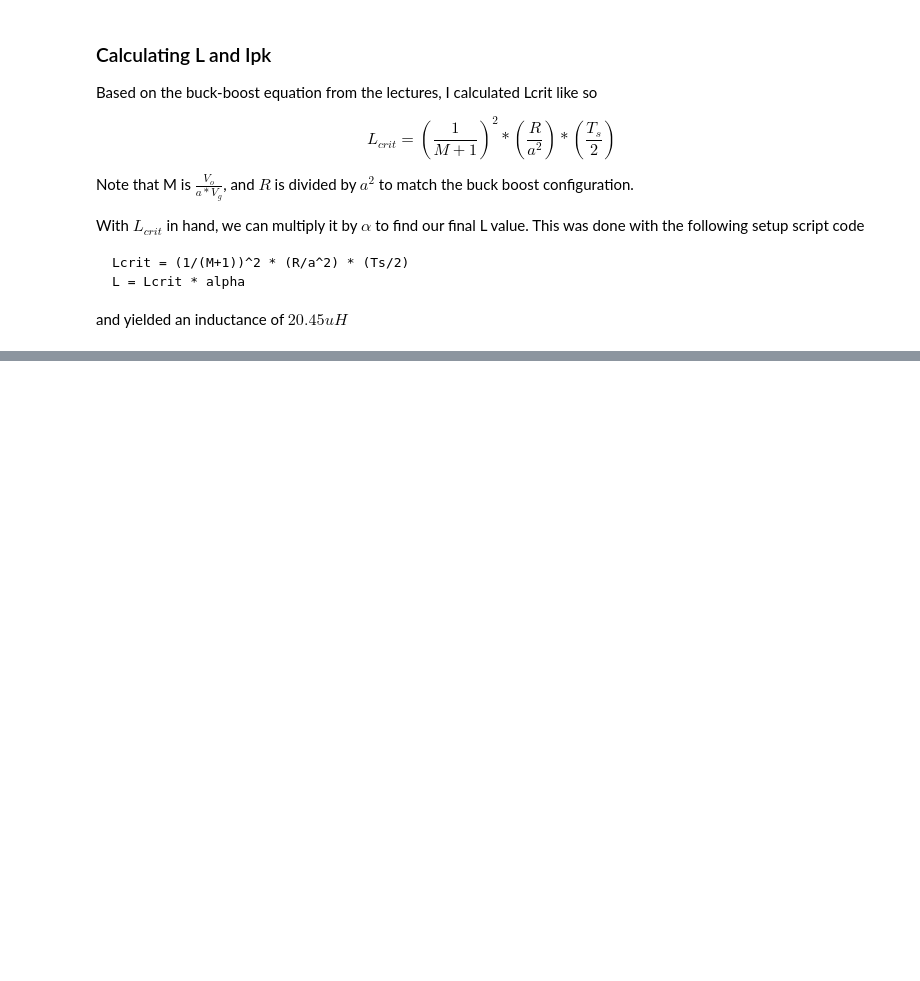
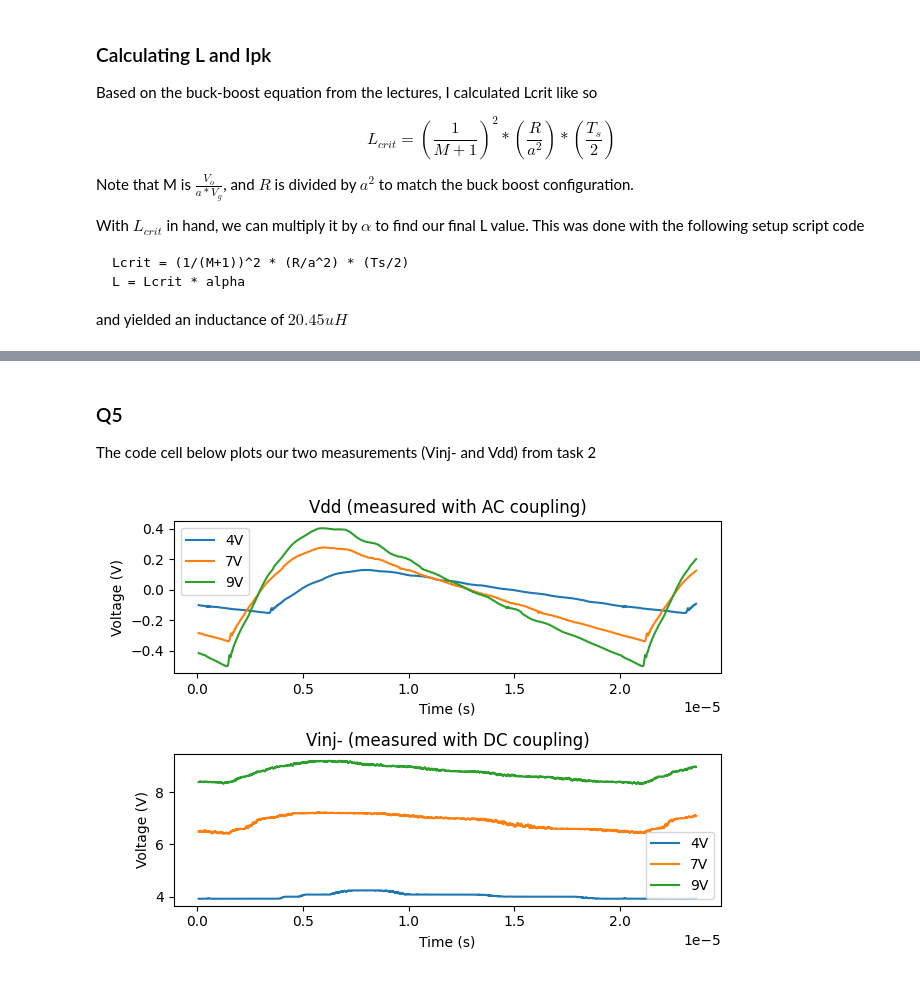
Before and after one commit to amit-kumarh/power-electronics, a Jupyter notebook: assignments/05-lab/report.ipynb, the cells around one changed output, grey strips where cells are left out. Saved outputs shown, nothing was run; the diff lists cells and outputs as text; code cells hidden in the pictures; blank space fills up the shorter version.

```diff
--- a/assignments/05-lab/report.ipynb
+++ b/assignments/05-lab/report.ipynb
@@ -86,0 +125,23 @@ Entering these calculations into my PLECS sim (and adjusting my frequency to mat
+# %% [markdown]
+### Q5
+
+The code cell below plots our two measurements (Vinj- and Vdd) from task 2
+# %%
+names = ['4', '7', '9']
+
+figure, (ax1, ax2) = plt.subplots(2,1)
+for name, t, V in zip(names, ts, Vs):
+    df, _ = import_and_clean(f't2_{name}v', ["Vdd", "Vinj"], True, 30) # LPF to smooth out spikes and make data easier to inspect
+    df = df[df['X'] < 2.36e-5]
+    df.plot(x="X", y="Vdd", ax=ax1, title="Vdd (measured with AC coupling)")
+    df.plot(x="X", y="Vinj", ax=ax2, title="Vinj- (measured with DC coupling)")
+
+ax1.legend(["4V", "7V", "9V"])
+ax2.legend(["4V", "7V", "9V"])
+ax1.set_xlabel("Time (s)")
+ax1.set_ylabel("Voltage (V)")
+ax2.set_xlabel("Time (s)")
+ax2.set_ylabel("Voltage (V)")
+figure.tight_layout()
+# %% [output]
+[figure, added]
```
Also changed, not shown: parts of 18 cells of this notebook, 2 other files.
